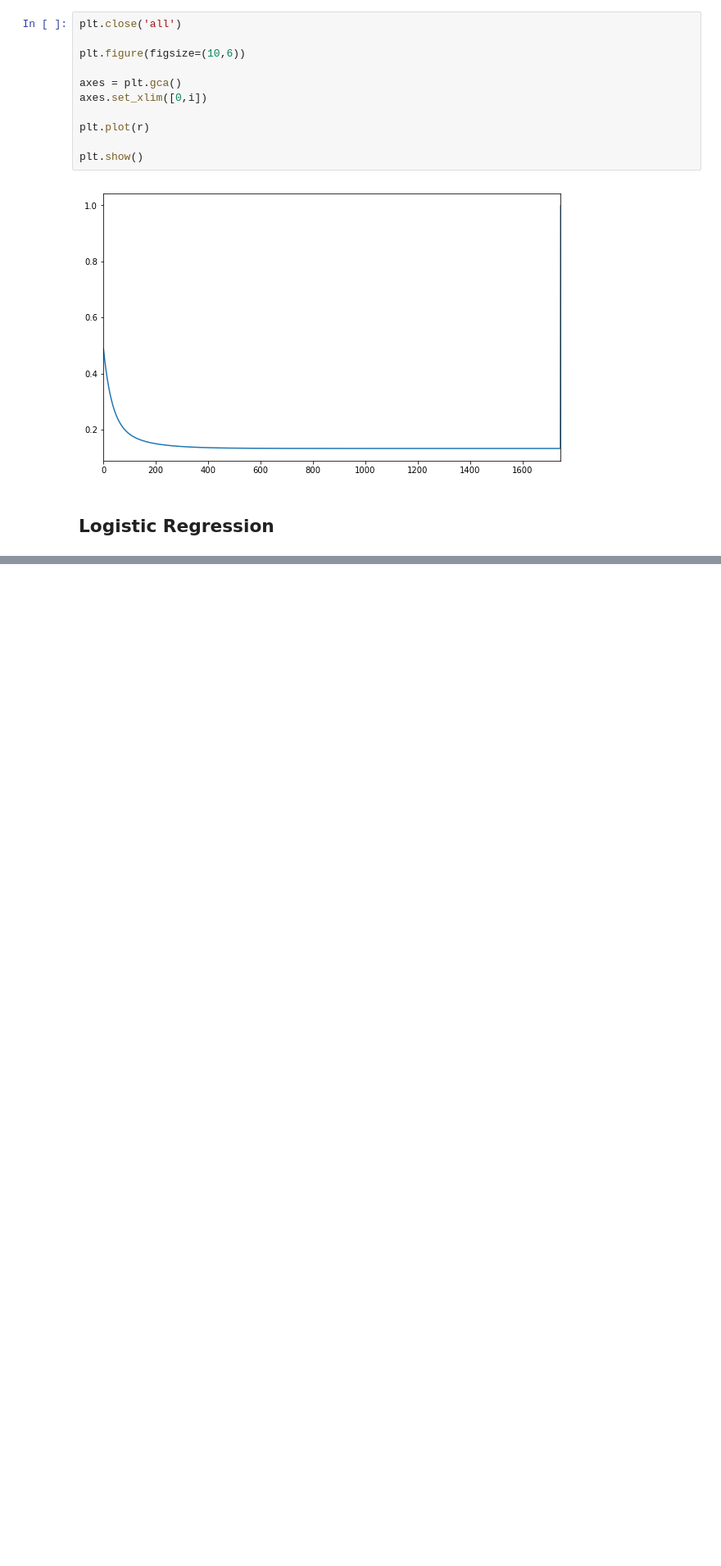
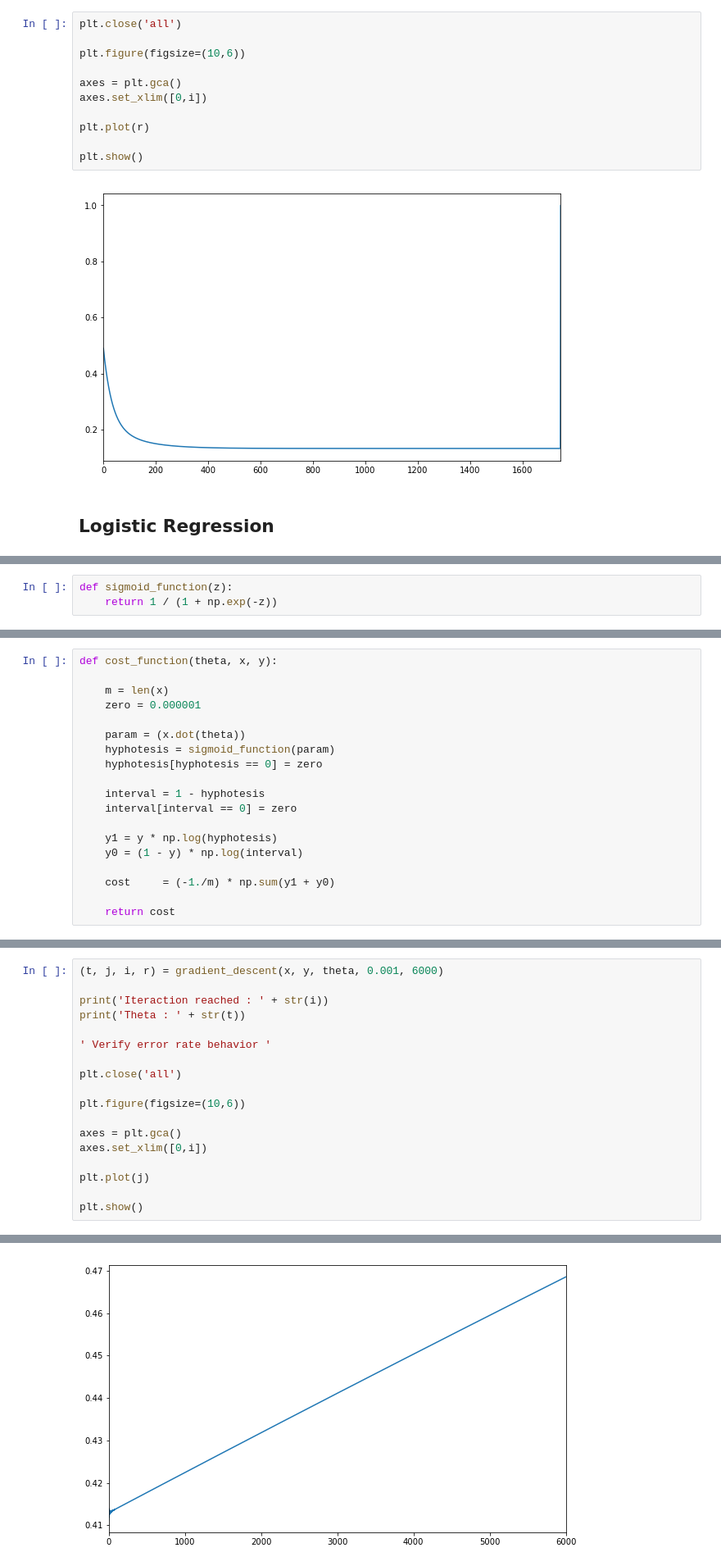
Before and after one commit to angellicacardozo/machine-learning-linear-regression-analysis, a Jupyter notebook: A Python Regression Analysis.ipynb, the cells around one changed output, grey strips where cells are left out. Shown: that part at 82% size. Saved outputs shown, nothing was run; the diff lists cells and outputs as text; blank space fills up the shorter version.

```diff
--- a/A Python Regression Analysis.ipynb
+++ b/A Python Regression Analysis.ipynb
@@ -268,0 +337,3 @@ plt.show()
+# %%
+def sigmoid_function(z):
+    return 1 / (1 + np.exp(-z))
@@ -268,0 +356,19 @@ plt.show()
+# %%
+def cost_function(theta, x, y):
+
+    m = len(x)
+    zero = 0.000001
+
+    param = (x.dot(theta))
+    hyphotesis = sigmoid_function(param)
+    hyphotesis[hyphotesis == 0] = zero
+
+    interval = 1 - hyphotesis
+    interval[interval == 0] = zero
+
+    y1 = y * np.log(hyphotesis)
+    y0 = (1 - y) * np.log(interval)
+
+    cost     = (-1./m) * np.sum(y1 + y0)
+
+    return cost
@@ -268,0 +448,19 @@ plt.show()
+# %%
+(t, j, i, r) = gradient_descent(x, y, theta, 0.001, 6000)
+
+print('Iteraction reached : ' + str(i))
+print('Theta : ' + str(t))
+
+' Verify error rate behavior '
+
+plt.close('all')
+
+plt.figure(figsize=(10,6))
+
+axes = plt.gca()
+axes.set_xlim([0,i])
+
+plt.plot(j)
+
+plt.show()
+# %% [output]
@@ -268,0 +470 @@ plt.show()
+[figure, added]
```
Also changed, not shown: parts of 40 cells of this notebook.
